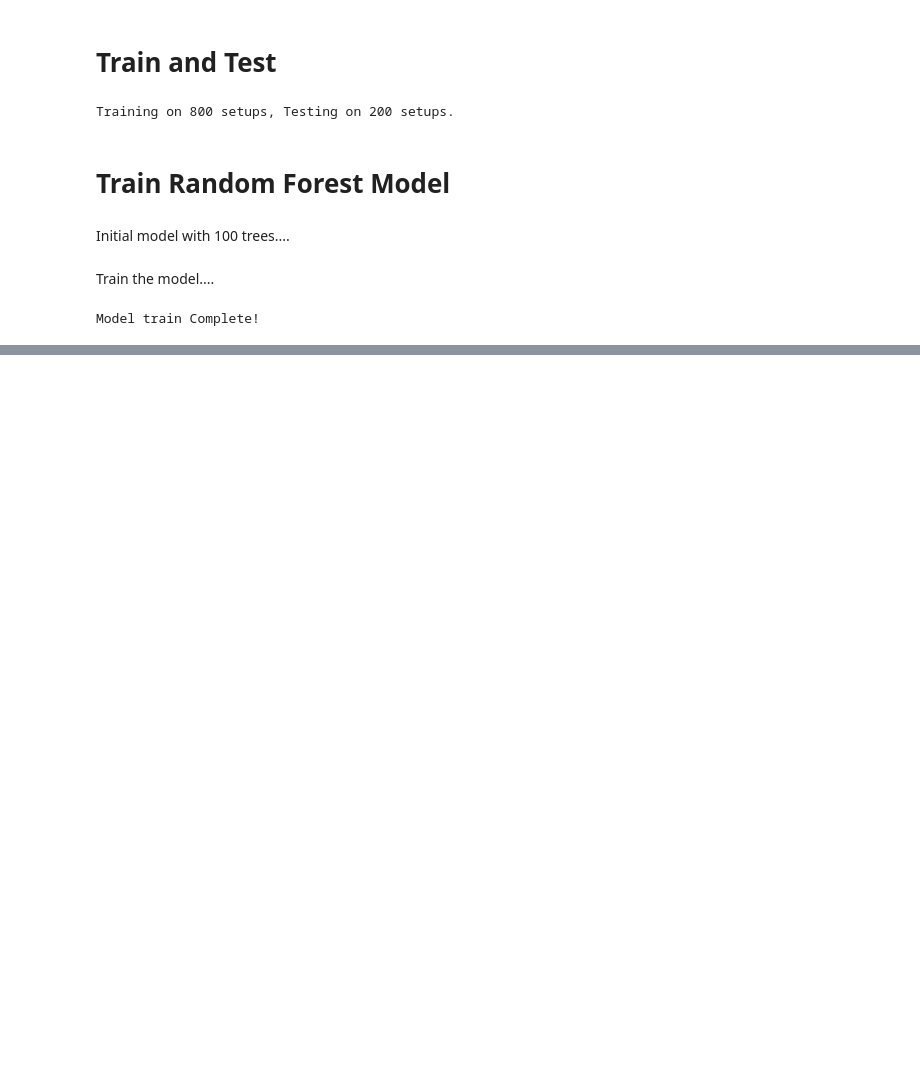
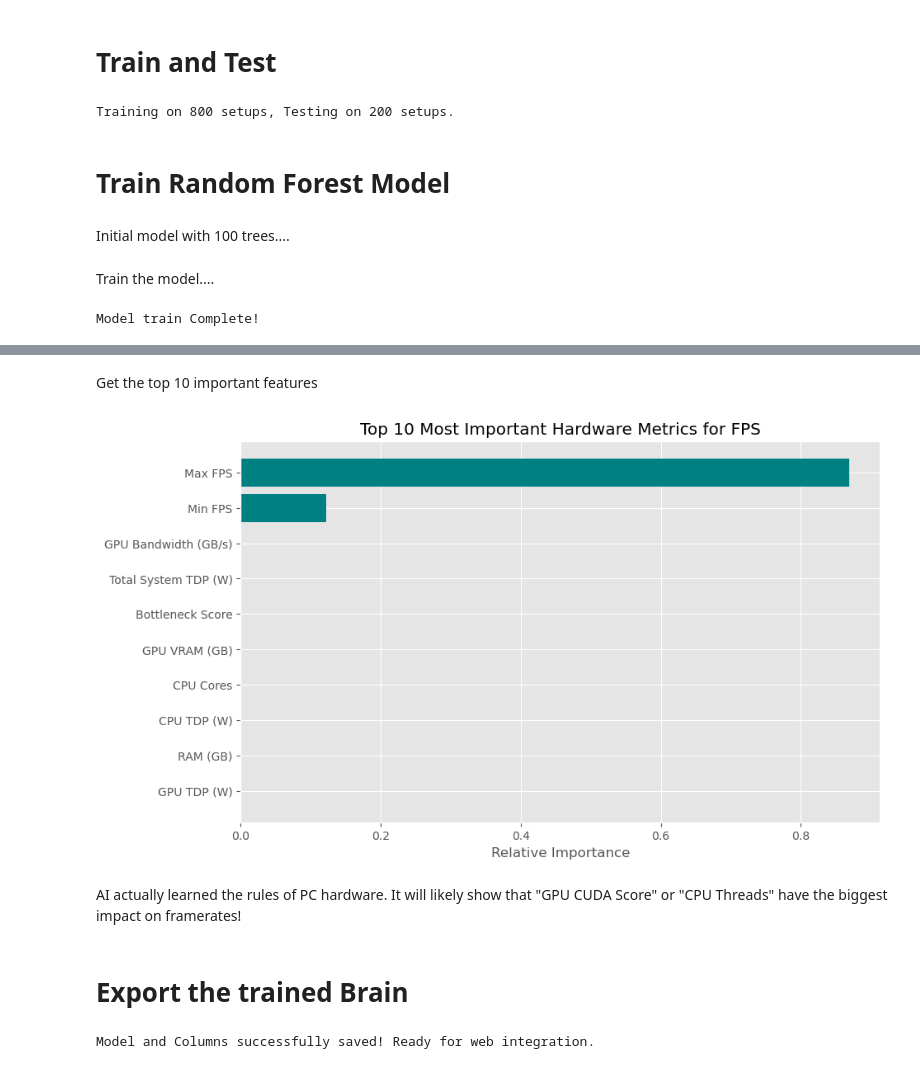
Before and after one commit to shamalsathsara/hardware-bottleneck-analyzer, a Jupyter notebook: Project_Aura_Training.ipynb, the cells around one changed output, grey strips where cells are left out. Cells and saved outputs as stored; diff of their text form; code cells hidden in the pictures; blank space fills up the shorter version.

```diff
--- a/Project_Aura_Training.ipynb
+++ b/Project_Aura_Training.ipynb
@@ -64,0 +225,25 @@ Model train Complete!
+# %%
+importances = model.feature_importances_  #What hardware spec matters
+# %% [markdown]
+Get the top 10 important features
+# %%
+indices = np.argsort(importances)[-10:]
+plt.figure(figsize=(10, 6))
+plt.title('Top 10 Most Important Hardware Metrics for FPS')
+plt.barh(range(len(indices)), importances[indices], color='teal', align='center')
+plt.yticks(range(len(indices)), [X.columns[i] for i in indices])
+plt.xlabel('Relative Importance')
+plt.show()
+# %% [output]
+[figure, added]
+# %% [markdown]
+AI actually learned the rules of PC hardware. It will likely show that "GPU CUDA Score" or "CPU Threads" have the biggest impact on framerates!
+# %% [markdown]
+# Export the trained Brain
+# %%
+# Save the model
+joblib.dump(model, 'project_aura.joblib')
+joblib.dump(list(X.columns), 'ai_columns.joblib')
+print("Model and Columns successfully saved! Ready for web integration.")
+# %% [output]
+Model and Columns successfully saved! Ready for web integration.
```
Also changed, not shown: parts of 22 cells of this notebook, 2 other files.
